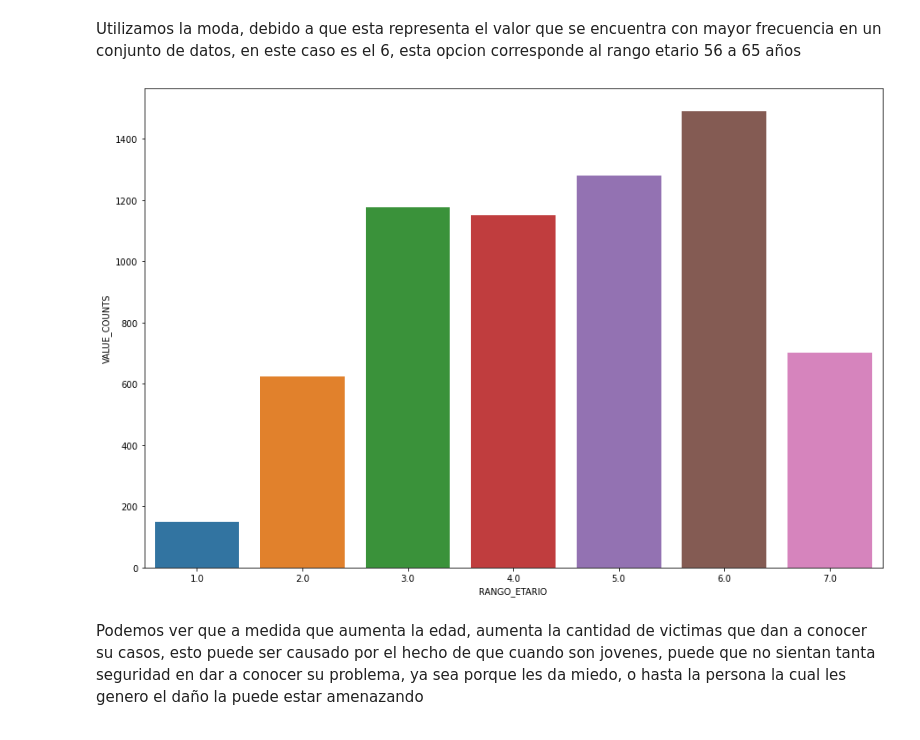
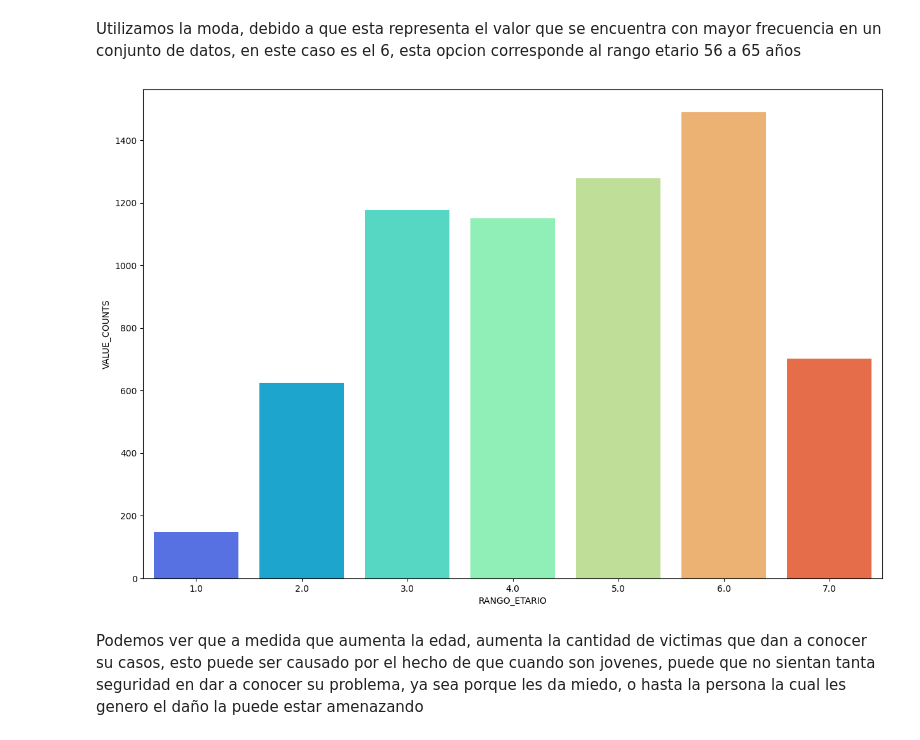
Before and after one commit to LunaGarces/Proyecto_Intro_Cn_Datos, a Jupyter notebook: Analisis y Construcción.ipynb, the cells around one changed output. Saved outputs shown, nothing was run; the diff lists cells and outputs as text; code cells hidden in the pictures.

```diff
--- a/Analisis y Construcción.ipynb
+++ b/Analisis y Construcción.ipynb
@@ -200,10 +200,10 @@ La moda del rango etario es: 6.0
 Utilizamos la moda, debido a que esta representa el valor que se encuentra con mayor frecuencia en un conjunto de datos, en este caso es el 6, esta opcion corresponde al rango etario 56 a 65 años
 # %%
 fig, ax = plt.subplots(figsize=(15,10))
-ax = sns.barplot(x = "RANGO_ETARIO", y = "VALUE_COUNTS", data = df_rangos_etarios)
+ax = sns.barplot(x = "RANGO_ETARIO", y = "VALUE_COUNTS", data = df_rangos_etarios, palette='rainbow')
 plt.show()
 # %% [output]
-[figure, old version]
+[figure, new version]
 # %% [markdown]
 Podemos ver que a medida que aumenta la edad, aumenta la cantidad de victimas que dan a conocer su casos, esto puede ser causado por el hecho de que cuando son jovenes, puede que no sientan tanta seguridad en dar a conocer su problema, ya sea porque les da miedo, o hasta la persona la cual les genero el daño la puede estar amenazando
 # %% [markdown]
```
Also changed, not shown: parts of 9 cells of this notebook.
